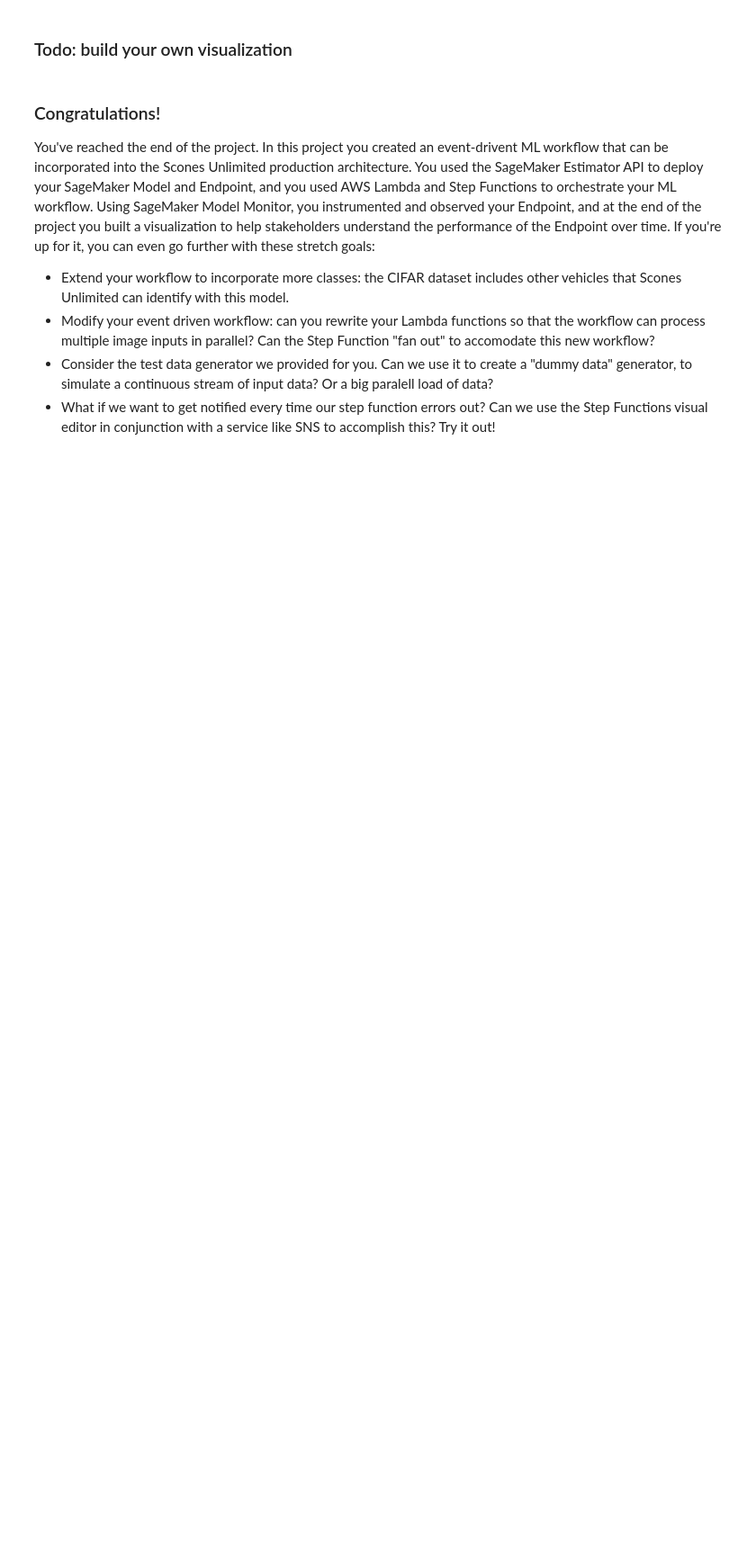
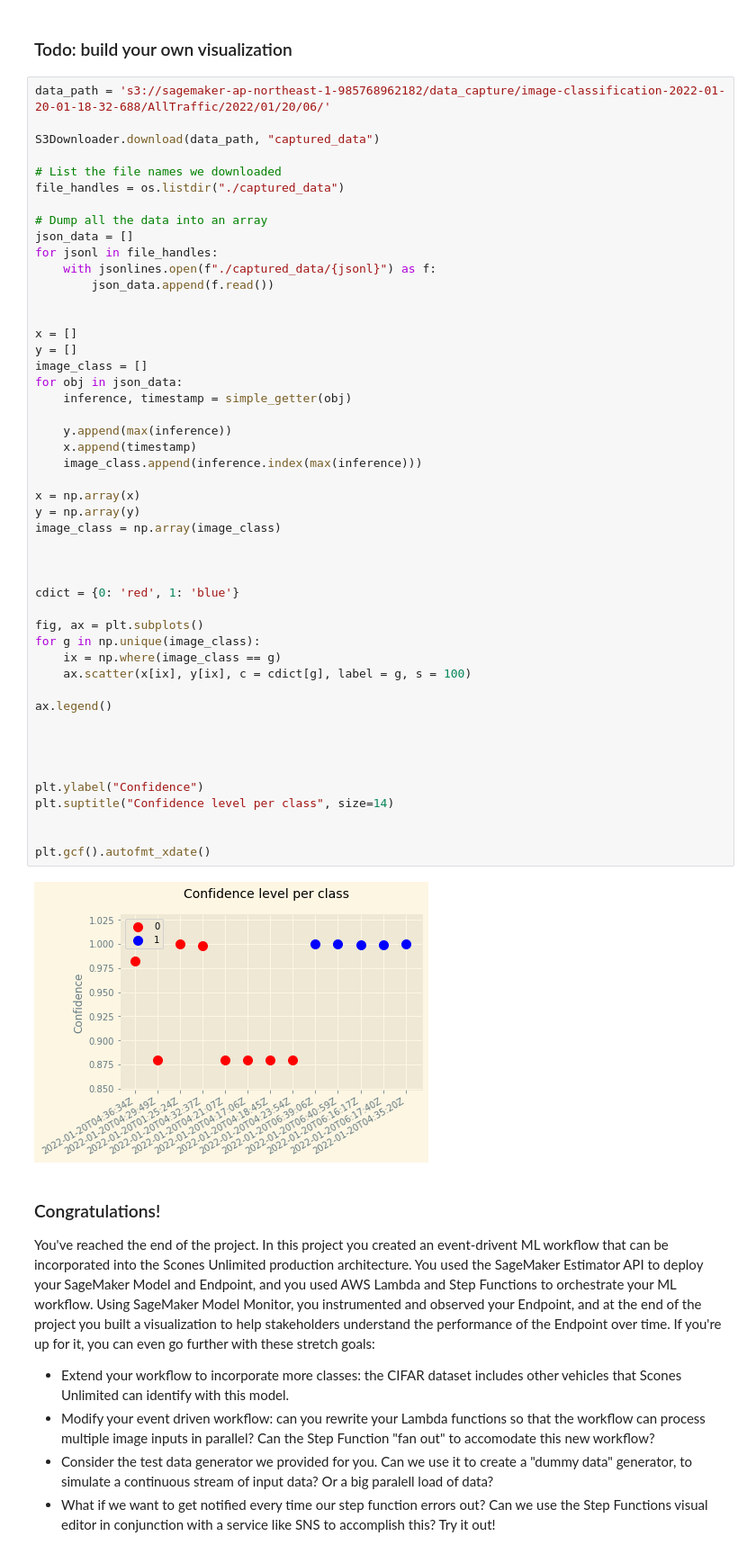
Before and after one commit to nelsongcg/udacity_MLE_pipelines, a Jupyter notebook: project/starter.ipynb, the cells around one changed output. Shown at 90% size. Cells and saved outputs as stored; diff of their text form; blank space fills up the shorter version.

```diff
--- a/project/starter.ipynb
+++ b/project/starter.ipynb
@@ -744,5 +724,55 @@ plt.gcf().autofmt_xdate()
 # %% [markdown]
 ### Todo: build your own visualization
+# %%
+data_path = 's3://sagemaker-ap-northeast-1-985768962182/data_capture/image-classification-2022-01-20-01-18-32-688/AllTraffic/2022/01/20/06/'
+
+S3Downloader.download(data_path, "captured_data")
+
+# List the file names we downloaded
+file_handles = os.listdir("./captured_data")
+
+# Dump all the data into an array
+json_data = []
+for jsonl in file_handles:
+    with jsonlines.open(f"./captured_data/{jsonl}") as f:
+        json_data.append(f.read())
+
+
+x = []
+y = []
+image_class = []
+for obj in json_data:
+    inference, timestamp = simple_getter(obj)
+
+    y.append(max(inference))
+    x.append(timestamp)
+    image_class.append(inference.index(max(inference)))
+
+x = np.array(x)
+y = np.array(y)
+image_class = np.array(image_class)
+
+
+
+cdict = {0: 'red', 1: 'blue'}
+
+fig, ax = plt.subplots()
+for g in np.unique(image_class):
+    ix = np.where(image_class == g)
+    ax.scatter(x[ix], y[ix], c = cdict[g], label = g, s = 100)
+
+ax.legend()
+
+
+
+
+plt.ylabel("Confidence")
+plt.suptitle("Confidence level per class", size=14)
+
+
+plt.gcf().autofmt_xdate()
+# %% [output]
+[figure, added]
 # %% [markdown]
 ### Congratulations!
 
```
Also changed, not shown: parts of 12 cells of this notebook.
